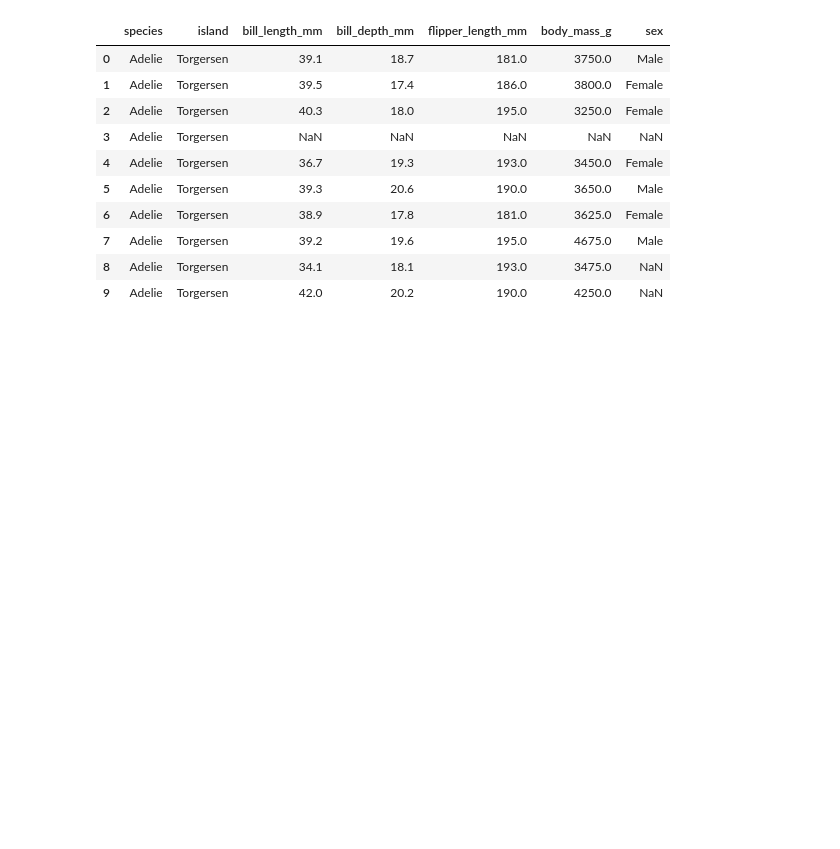
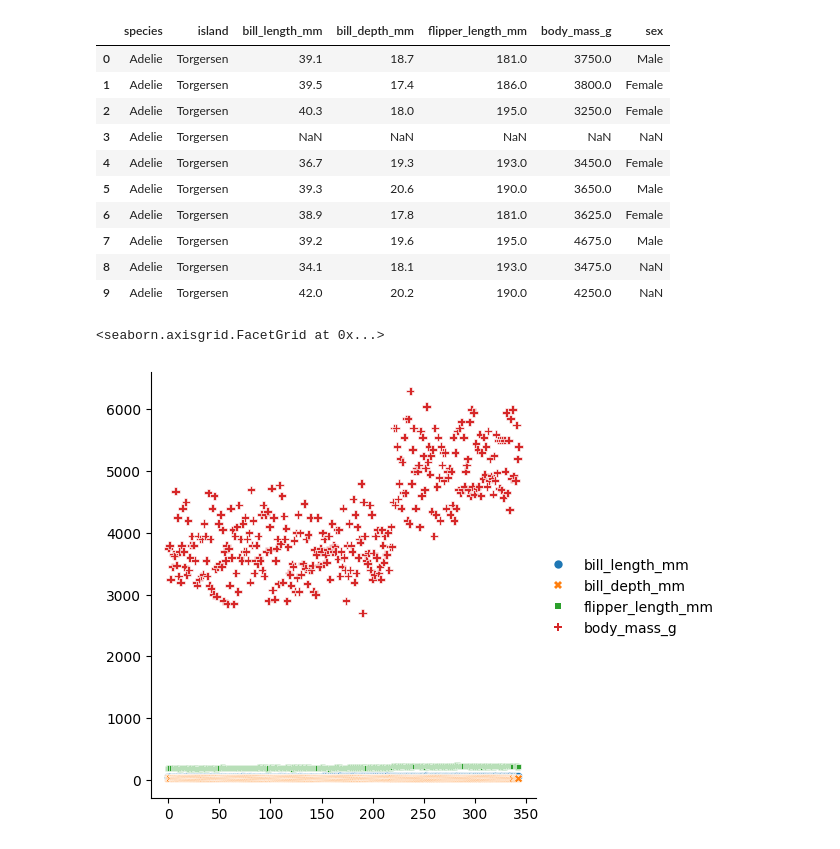
Before and after one commit to yash06chourasia/Python-ML-training, a Jupyter notebook: Dataset/seaborn.ipynb, the cells around one changed output. Drawn from its saved outputs; the diff is of its cells as text; code cells hidden in the pictures; blank space fills up the shorter version.

```diff
--- a/Dataset/seaborn.ipynb
+++ b/Dataset/seaborn.ipynb
@@ -62,3 +62,8 @@ df.head(10)
 | 7 | Adelie | Torgersen | 39.2 | 19.6 | 195.0 | 4675.0 | Male |
 | 8 | Adelie | Torgersen | 34.1 | 18.1 | 193.0 | 3475.0 | NaN |
 | 9 | Adelie | Torgersen | 42.0 | 20.2 | 190.0 | 4250.0 | NaN |
+# %%
+sns.relplot(data=df)
+# %% [output]
+<seaborn.axisgrid.FacetGrid at 0x...>
+[figure, added]
```
Also changed, not shown: parts of 13 cells of this notebook.
